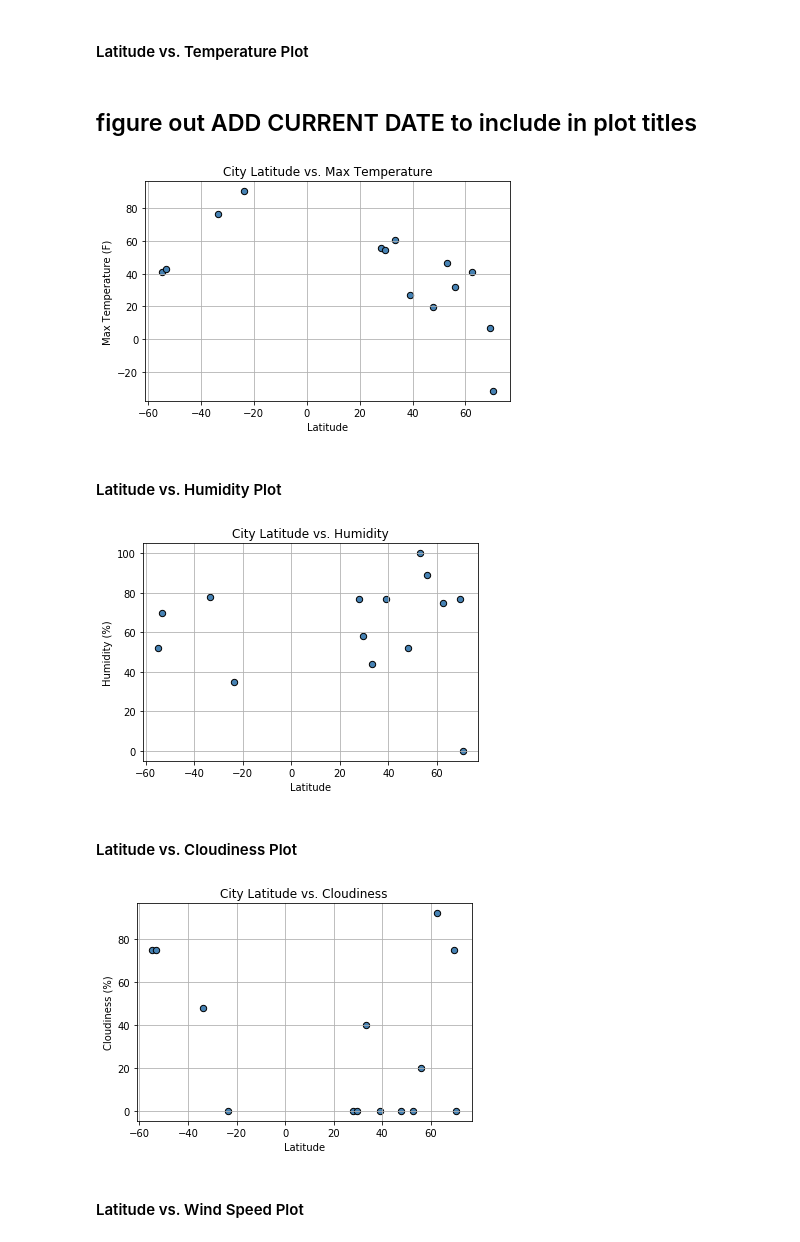
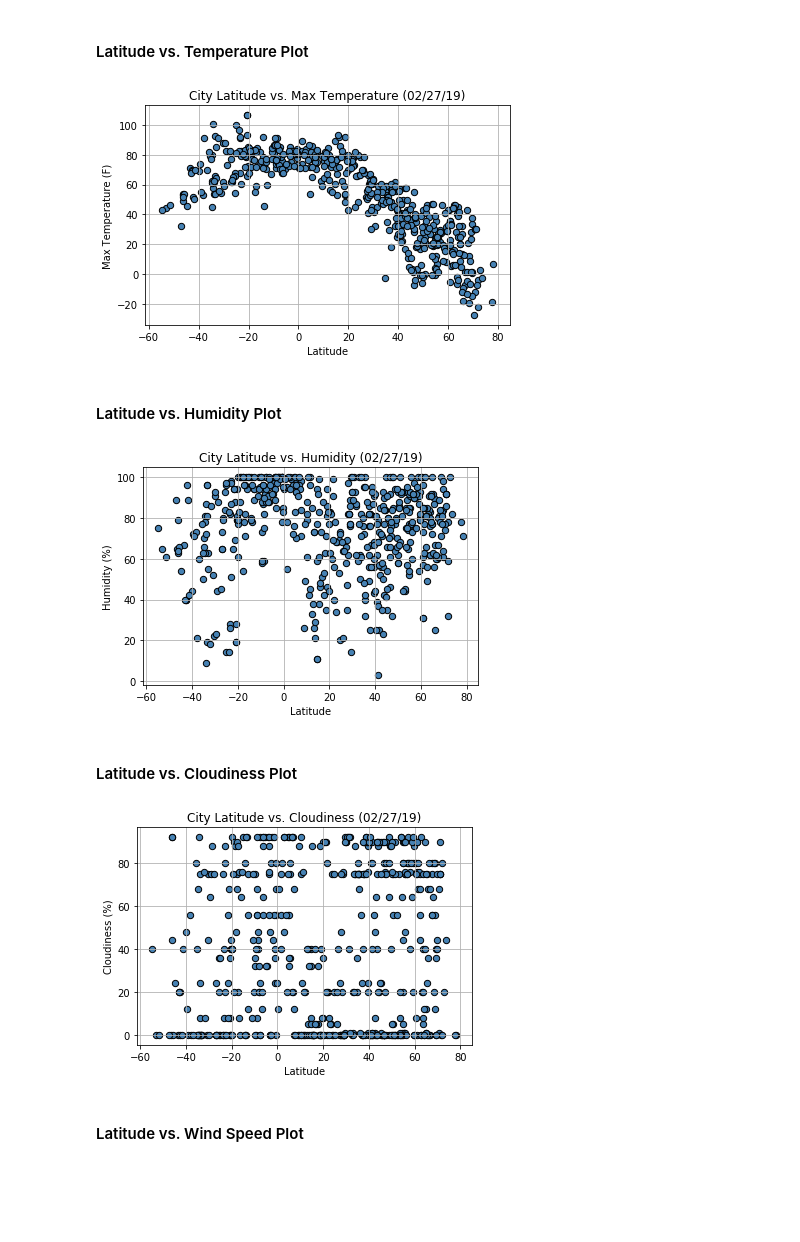
Before and after one commit to ericaleon/WeatherPy_APIs, a Jupyter notebook: WeatherPy.ipynb, the cells around one changed output. Cells and saved outputs as stored; diff of their text form; code cells hidden in the pictures; blank space fills up the shorter version.

```diff
--- a/WeatherPy.ipynb
+++ b/WeatherPy.ipynb
@@ -35,9 +35,9 @@ lng_range = (-180, 180)
 lat_lngs = []
 cities = []
 
-# Create a set of random lat and lng combinations; replace size with 1500
-lats = np.random.uniform(low=-90.000, high=90.000, size=150)
-lngs = np.random.uniform(low=-180.000, high=180.000, size=150)
+# Create a set of random lat and lng combinations
+lats = np.random.uniform(low=-90.000, high=90.000, size=1500)
+lngs = np.random.uniform(low=-180.000, high=180.000, size=1500)
 lat_lngs = zip(lats, lngs)
 
 # Identify nearest city for each lat, lng combination
@@ -85,9 +80,9 @@ record_cnt = 1
 grp = 1
 
 # loop to iterate through each city, group into sets of 50, and capture counts
-for i, city in enumerate(cities15):
-#     change to 50 later
-    if (i % 5 == 0 and i >= 5):
+for i, city in enumerate(cities):
+
+    if (i % 50 == 0 and i >= 50):
         grp += 1
         record_cnt = 1
 
@@ -182,8 +174,6 @@ weather_data.head()
 * Save the plotted figures as .pngs.
 # %% [markdown]
 #### Latitude vs. Temperature Plot
-# %% [markdown]
-## figure out ADD CURRENT DATE to include in plot titles
 # %%
 # create scatter plot for latitude and max temperature
 plt.scatter(weather_data['Lat'],
@@ -195,7 +185,7 @@ plt.scatter(weather_data['Lat'],
            )
 
 # set up labels and add grid
-plt.title(f"City Latitude vs. Max Temperature")
+plt.title("City Latitude vs. Max Temperature (%s)" %time.strftime("%D"))
 plt.xlabel("Latitude")
 plt.ylabel("Max Temperature (F)")
 plt.grid()
@@ -207,32 +197,32 @@ plt.savefig("output_data/Lat_vs_Temp.png")
 # display plot
 plt.show()
 # %% [output]
-[figure, old version]
+[figure, new version]
 # %% [markdown]
 #### Latitude vs. Humidity Plot
 # %%
 # create scatter plot for latitude and humidity
 plt.scatter(weather_data['Lat'],
             weather_data['Humidity'],
             marker = 'o',
             s = 40,
             c = 'steelblue',
             edgecolors = 'black',
            )
 
 # set up labels and add grid
-plt.title("City Latitude vs. Humidity")
+plt.title("City Latitude vs. Humidity (%s)" %time.strftime("%D"))
 plt.xlabel("Latitude")
 plt.ylabel("Humidity (%)")
 plt.grid()
 
 # save to file
 plt.savefig("output_data/Lat_vs_Humidity.png")
 
 # display plot
 plt.show()
 # %% [output]
-[figure, old version]
+[figure, new version]
 # %% [markdown]
 #### Latitude vs. Cloudiness Plot
 # %%
@@ -246,7 +236,7 @@ plt.scatter(weather_data['Lat'],
            )
 
 # set up labels and add grid
-plt.title("City Latitude vs. Cloudiness")
+plt.title("City Latitude vs. Cloudiness (%s)" %time.strftime("%D"))
 plt.xlabel("Latitude")
 plt.ylabel("Cloudiness (%)")
 plt.grid()
@@ -258,7 +248,7 @@ plt.savefig("output_data/Lat_vs_Clouds.png")
 # display plot
 plt.show()
 # %% [output]
-[figure, old version]
+[figure, new version]
 # %% [markdown]
 #### Latitude vs. Wind Speed Plot
 # %%
```
Also changed, not shown: parts of 8 cells of this notebook, 5 other files.
